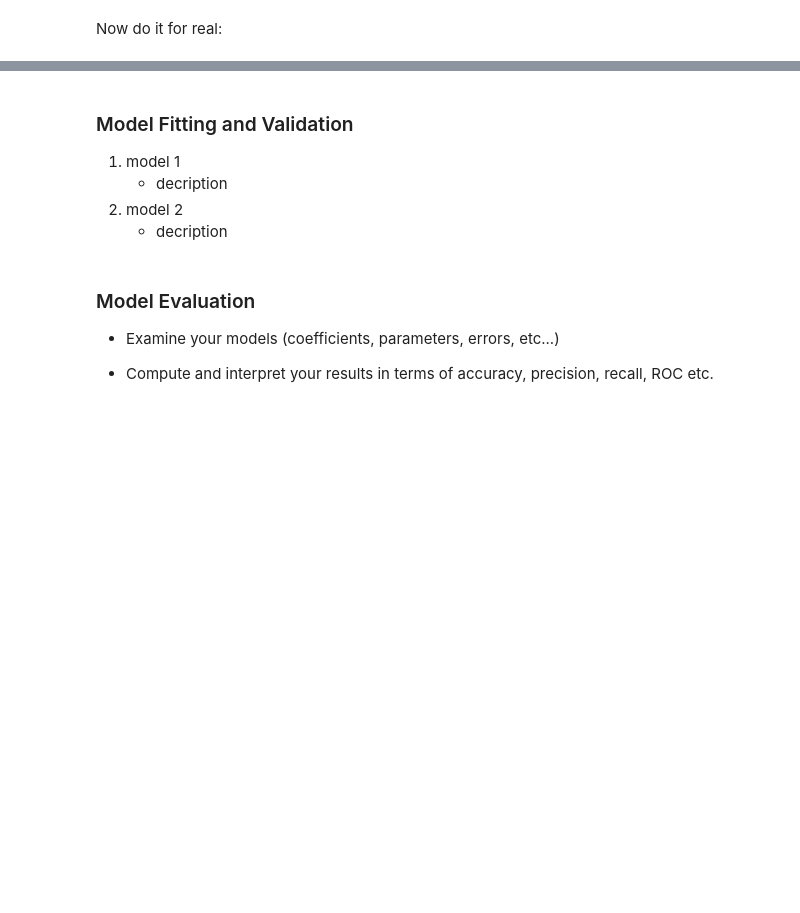
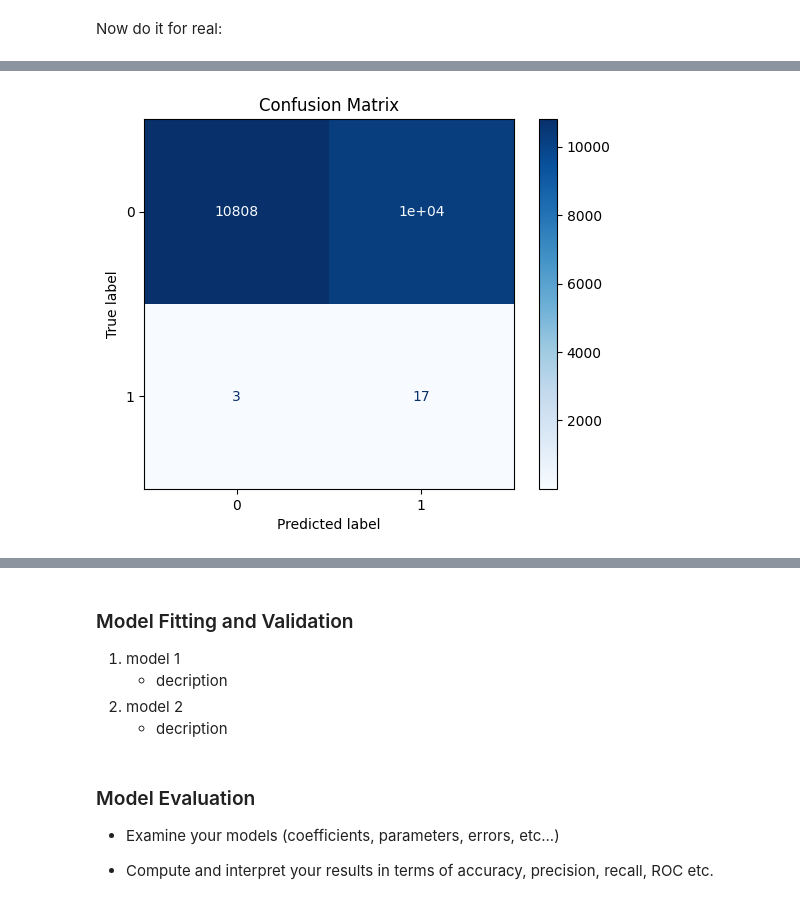
Before and after one commit to lmasud-psu/AI_574_project, a Jupyter notebook: Latif Masud-Wesley Mitchell-Gerald Wagner-code.ipynb, the cells around one changed output, grey strips where cells are left out. Cells and saved outputs as stored; diff of their text form; code cells hidden in the pictures; blank space fills up the shorter version.

```diff
--- a/Latif Masud-Wesley Mitchell-Gerald Wagner-code.ipynb
+++ b/Latif Masud-Wesley Mitchell-Gerald Wagner-code.ipynb
@@ -589,0 +767,3 @@ train_model(X_train, y_train, X_test, y_test, save_path="trained_model_real")
+# %%
+# create new model for training
+model3 = TFDistilBertForSequenceClassification.from_pretrained(PRETRAINED_MODEL_NAME, num_labels=2)
@@ -589,0 +776,11 @@ train_model(X_train, y_train, X_test, y_test, save_path="trained_model_real")
+# %%
+# set the hyperparameters for the model
+loss3 = tf.keras.losses.SparseCategoricalCrossentropy(from_logits=True)
+metrics3 = tf.keras.metrics.SparseCategoricalAccuracy('accuracy')
+# metrics = tf.keras.metrics.F1Score(name='f1_score')
+optimizer3 = tf.keras.optimizers.Adam(learning_rate=5e-5) #, epsilon=1e-08)
+
+model3.compile(optimizer=optimizer3, loss=loss3, metrics=[metrics3])
+# %%
+# train model on undersampled dataset
+history3 = model3.fit([train_input_ids3, train_attn_masks3], labels3, class_weight={0: 1, 1: 10}, batch_size=16, epochs=5, validation_data=([dev_input_ids2, dev_attn_masks2], dev_labels))
@@ -589,0 +798,3 @@ train_model(X_train, y_train, X_test, y_test, save_path="trained_model_real")
+# %%
+# predict the results on the testing dataset
+y_pred3 = model3.predict(dev_input_ids2)
@@ -589,0 +803,10 @@ train_model(X_train, y_train, X_test, y_test, save_path="trained_model_real")
+# %%
+# plot the confusion matrix to quantify model performance
+cm3 = confusion_matrix(y_test, np.argmax(y_pred3.logits, axis=1))
+
+disp = ConfusionMatrixDisplay(confusion_matrix=cm3)
+disp.plot(cmap=plt.cm.Blues)
+plt.title('Confusion Matrix')
+plt.show()
+# %% [output]
+[figure, added]
```
Also changed, not shown: parts of 42 cells of this notebook.
